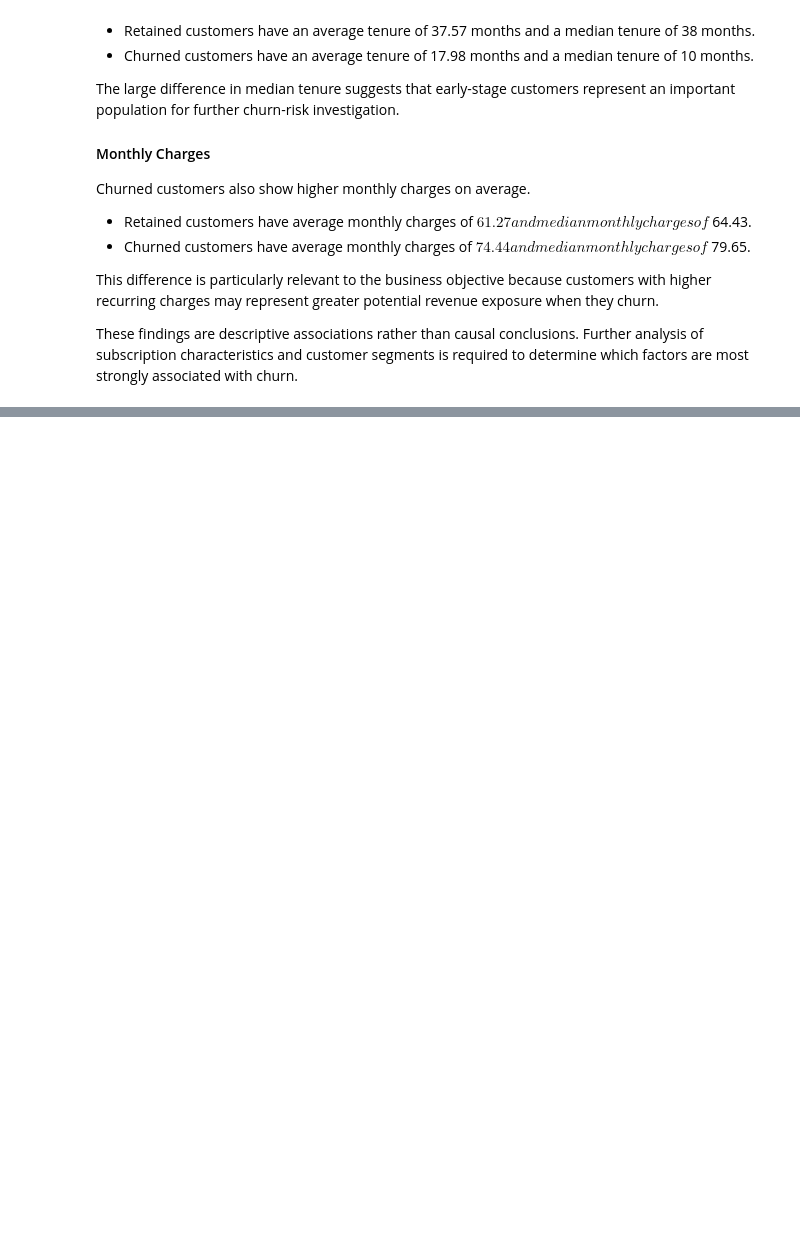
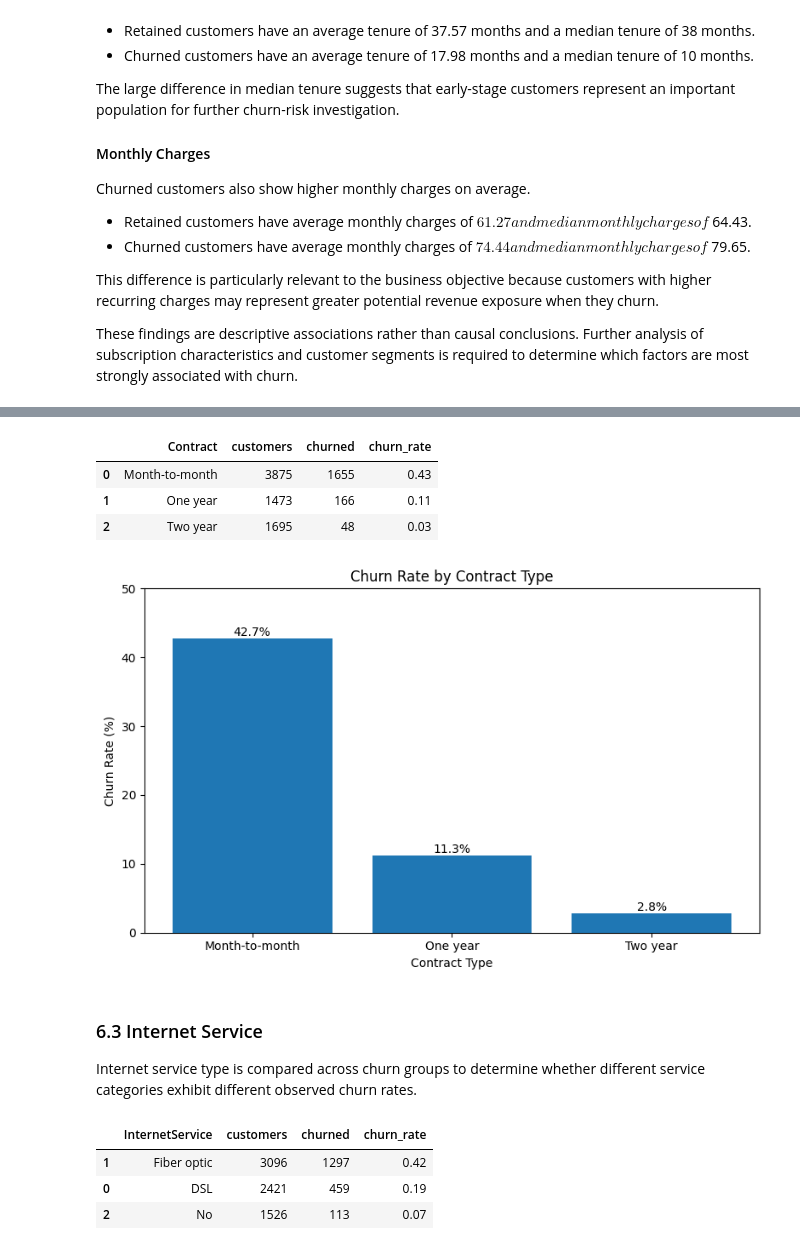
Before and after one commit to roshitha-nair/saas-subscription-churn-prediction-analysis, a Jupyter notebook: notebooks/00_eda.ipynb, the cells around one changed output, grey strips where cells are left out. Drawn from its saved outputs; the diff is of its cells as text; code cells hidden in the pictures; blank space fills up the shorter version.

```diff
--- a/notebooks/00_eda.ipynb
+++ b/notebooks/00_eda.ipynb
@@ -686,0 +730,5 @@ required to determine which factors are most strongly associated with churn.
+# %%
+df["ChurnFlag"] = df["Churn"].map({
+    "Yes": 1,
+    "No": 0
+})
@@ -686,0 +751,59 @@ required to determine which factors are most strongly associated with churn.
+# %%
+contract_churn = calculate_churn_rate(
+    df,
+    "Contract"
+)
+
+contract_churn
+# %% [output]
+|  | Contract | customers | churned | churn_rate |
+| 0 | Month-to-month | 3875 | 1655 | 0.43 |
+| 1 | One year | 1473 | 166 | 0.11 |
+| 2 | Two year | 1695 | 48 | 0.03 |
+# %%
+# Visualize Contract Churn
+plt.figure(figsize=(8, 5))
+
+bars = plt.bar(
+    contract_churn["Contract"],
+    contract_churn["churn_rate"] * 100
+)
+
+plt.title("Churn Rate by Contract Type")
+plt.xlabel("Contract Type")
+plt.ylabel("Churn Rate (%)")
+
+for bar, value in zip(
+    bars,
+    contract_churn["churn_rate"] * 100
+):
+    plt.text(
+        bar.get_x() + bar.get_width() / 2,
+        bar.get_height(),
+        f"{value:.1f}%",
+        ha="center",
+        va="bottom"
+    )
+
+plt.ylim(0, 50)
+plt.tight_layout()
+plt.show()
+# %% [output]
+[figure, added]
+# %% [markdown]
+### 6.3 Internet Service
+
+Internet service type is compared across churn groups to determine whether
+different service categories exhibit different observed churn rates.
+# %%
+internet_churn = calculate_churn_rate(
+    df,
+    "InternetService"
+)
+
+internet_churn
+# %% [output]
+|  | InternetService | customers | churned | churn_rate |
+| 1 | Fiber optic | 3096 | 1297 | 0.42 |
+| 0 | DSL | 2421 | 459 | 0.19 |
+| 2 | No | 1526 | 113 | 0.07 |
```
Also changed, not shown: parts of 19 cells of this notebook.
